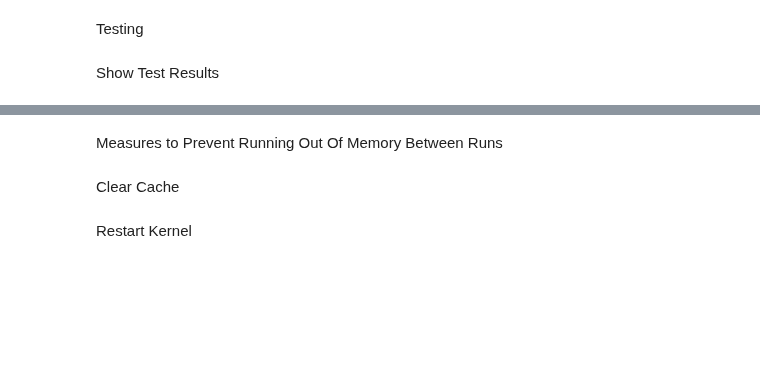
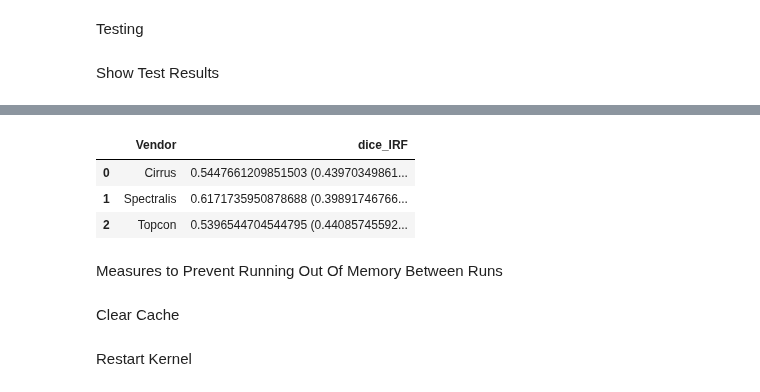
Before and after one commit to davidterroso/D, a Jupyter notebook: unet3_irf.ipynb, the cells around one changed output, grey strips where cells are left out. Saved outputs shown, nothing was run; the diff lists cells and outputs as text; code cells hidden in the pictures; blank space fills up the shorter version.

Commit message:
iteration 19 results

```diff
--- a/unet3_irf.ipynb
+++ b/unet3_irf.ipynb
@@ -285,8 +302,13 @@ class_df
 # %%
 from pandas import read_csv
 
-vendor_df = read_csv("results\\Run025_vendor_dice_resized.csv")
+vendor_df = read_csv("results\\Run065_vendor_dice_resized.csv")
 vendor_df
+# %% [output]
+|  | Vendor | dice_IRF |
+| 0 | Cirrus | 0.5447661209851503 (0.43970349861... |
+| 1 | Spectralis | 0.6171735950878688 (0.39891746766... |
+| 2 | Topcon | 0.5396544704544795 (0.44085745592... |
 # %% [markdown]
 Measures to Prevent Running Out Of Memory Between Runs
 # %% [markdown]
```
Also changed, not shown: parts of 13 cells of this notebook, 34 other files.
